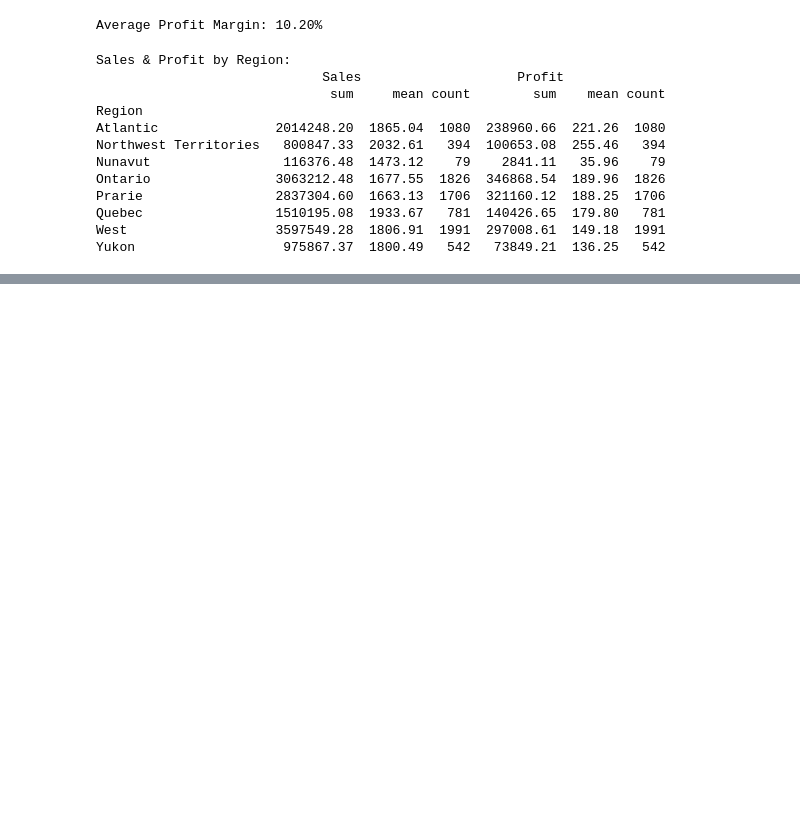
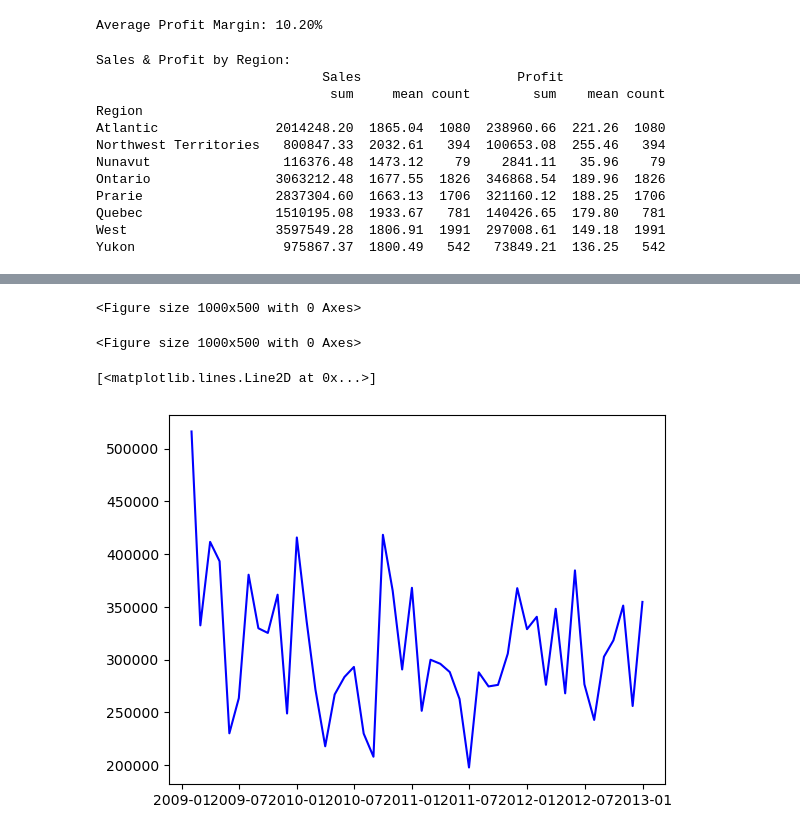
Before and after one commit to Krish-065/Sales-analyzer, a Jupyter notebook: sales_analyzer.ipynb, the cells around one changed output, grey strips where cells are left out. Drawn from its saved outputs; the diff is of its cells as text; code cells hidden in the pictures; blank space fills up the shorter version.

Commit message:
Visualized trends with matplotlib

```diff
--- a/sales_analyzer.ipynb
+++ b/sales_analyzer.ipynb
@@ -125,3 +125,9 @@ Prarie                 2837304.60  1663.13  1706  321160.12  188.25  1706
 Quebec                 1510195.08  1933.67   781  140426.65  179.80   781
 West                   3597549.28  1806.91  1991  297008.61  149.18  1991
 Yukon                   975867.37  1800.49   542   73849.21  136.25   542
+# %%
+df['Order Date'] = pd.to_datetime(df['Order Date'])
+# %%
+monthly_sales = df.set_index('Order Date')['Sales'].resample('M').sum()
+# %%
+monthly_sales = df.set_index('Order Date')['Sales'].resample('ME').sum()
@@ -127,0 +155,11 @@ Yukon                   975867.37  1800.49   542   73849.21  136.25   542
+# %%
+import matplotlib.pyplot as plt
+plt.figure(figsize=(10, 5))
+# %% [output]
+<Figure size 1000x500 with 0 Axes>
+<Figure size 1000x500 with 0 Axes>
+# %%
+plt.plot(monthly_sales.index, monthly_sales.values, 'b-', label='Monthly Sales')
+# %% [output]
+[<matplotlib.lines.Line2D at 0x...>]
+[figure, added]
```
Also changed, not shown: parts of 5 cells of this notebook, 2 other files.
